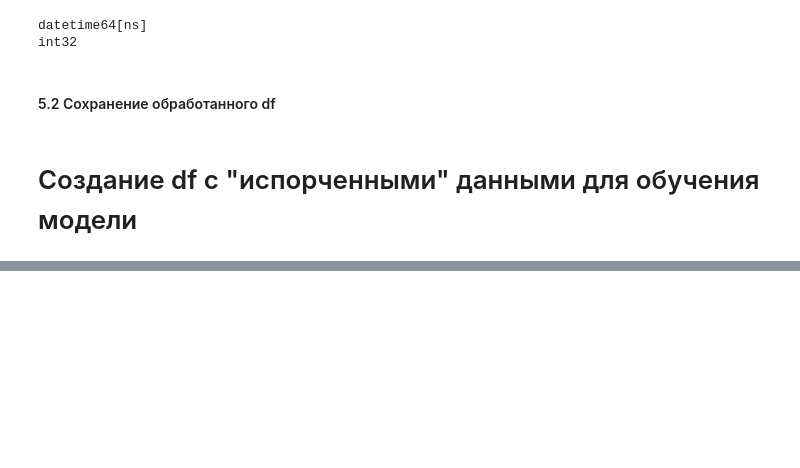
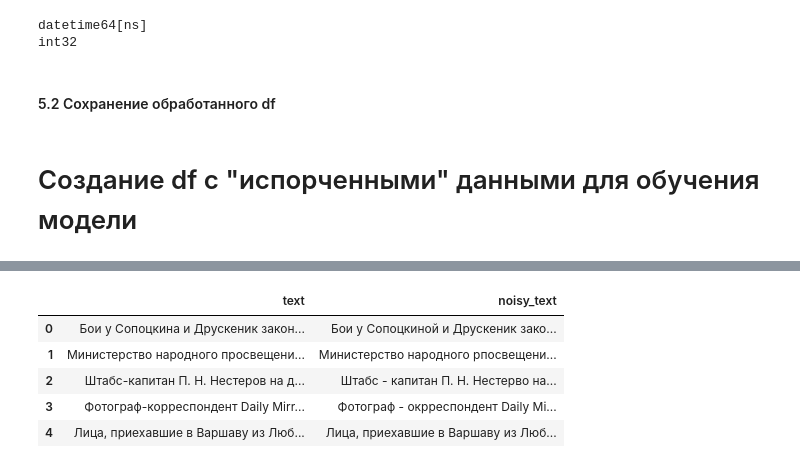
Before and after one commit to Dorkads/texterror-detect, a Jupyter notebook: notebooks/data-analysis.ipynb, the cells around one changed output, grey strips where cells are left out. Saved outputs shown, nothing was run; the diff lists cells and outputs as text; code cells hidden in the pictures; blank space fills up the shorter version.

```diff
--- a/notebooks/data-analysis.ipynb
+++ b/notebooks/data-analysis.ipynb
@@ -139,0 +197,11 @@ df.head()
+# %%
+df = pd.read_parquet("../data/processed/lenta_typos.parquet")
+# %%
+df.head()
+# %% [output]
+|  | text | noisy_text |
+| 0 | Бои у Сопоцкина и Друскеник закон... | Бои у Сопоцкиной и Друскеник зако... |
+| 1 | Министерство народного просвещени... | Министерство народного рпосвещени... |
+| 2 | Штабс-капитан П. Н. Нестеров на д... | Штабс - капитан П. Н. Нестерво на... |
+| 3 | Фотограф-корреспондент Daily Mirr... | Фотограф - окрреспондент Daily Mi... |
+| 4 | Лица, приехавшие в Варшаву из Люб... | Лица, приехавшие в Варшаву из Люб... |
```
Also changed, not shown: parts of 5 cells of this notebook, 1 other file.
